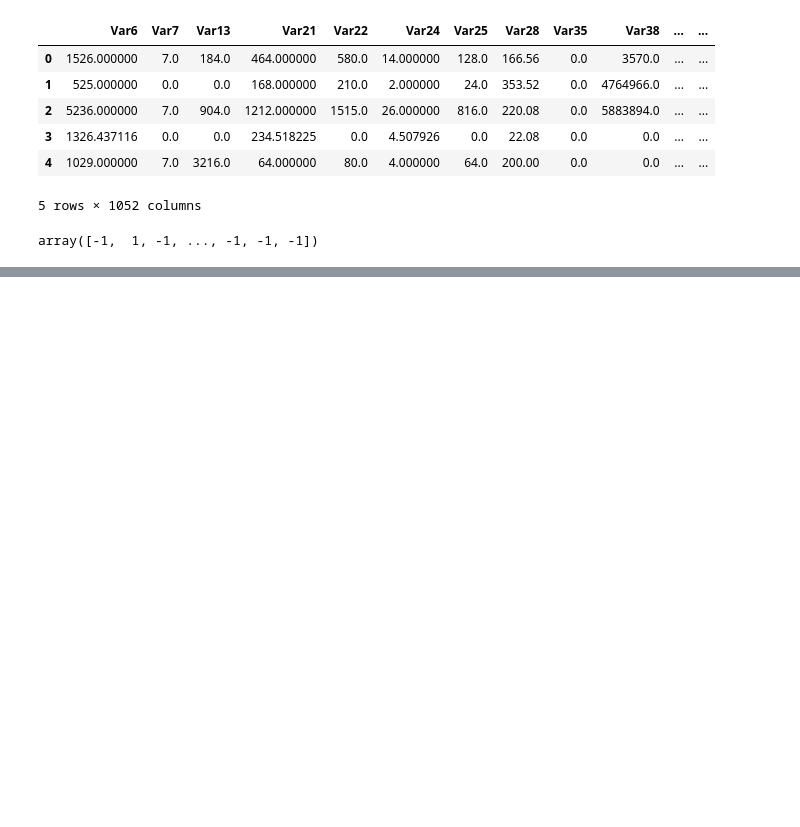
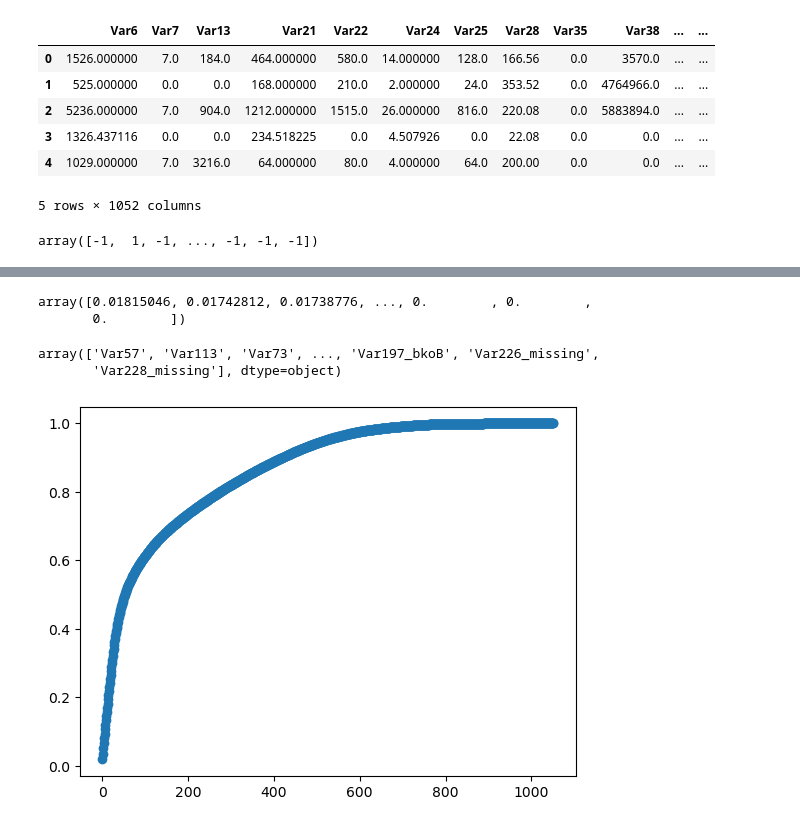
Before and after one commit to felipedepauli/challenges, a Jupyter notebook: 03_kdd_cup_2009/program.ipynb, the cells around one changed output, grey strips where cells are left out. Saved outputs shown, nothing was run; the diff lists cells and outputs as text; code cells hidden in the pictures; blank space fills up the shorter version.

```diff
--- a/03_kdd_cup_2009/program.ipynb
+++ b/03_kdd_cup_2009/program.ipynb
@@ -607,0 +606,23 @@ NameError: name 'outcome' is not defined
+# %%
+importances
+# %% [output]
+array([0.01815046, 0.01742812, 0.01738776, ..., 0.        , 0.        ,
+       0.        ])
+# %%
+variables
+# %% [output]
+array(['Var57', 'Var113', 'Var73', ..., 'Var197_bkoB', 'Var226_missing',
+       'Var228_missing'], dtype=object)
+# %%
+def sum_and_plot_importances(variables, importances):
+  sum_importances = pd.DataFrame()
+  for i in range(importances.size):
+    sum_importance = importances[:(i+1)].sum()
+    this_variable = pd.Series([variables[i], sum_importance])
+    sum_importances = sum_importances.append(this_variable, ignore_index = True)
+  plt.scatter(sum_importances.index, sum_importances.iloc[:,1])
+  return sum_importances
+# %%
+sum_importances = sum_and_plot_importances(variables, importances)
+# %% [output]
+[figure, added]
```
Also changed, not shown: parts of 12 cells of this notebook.
